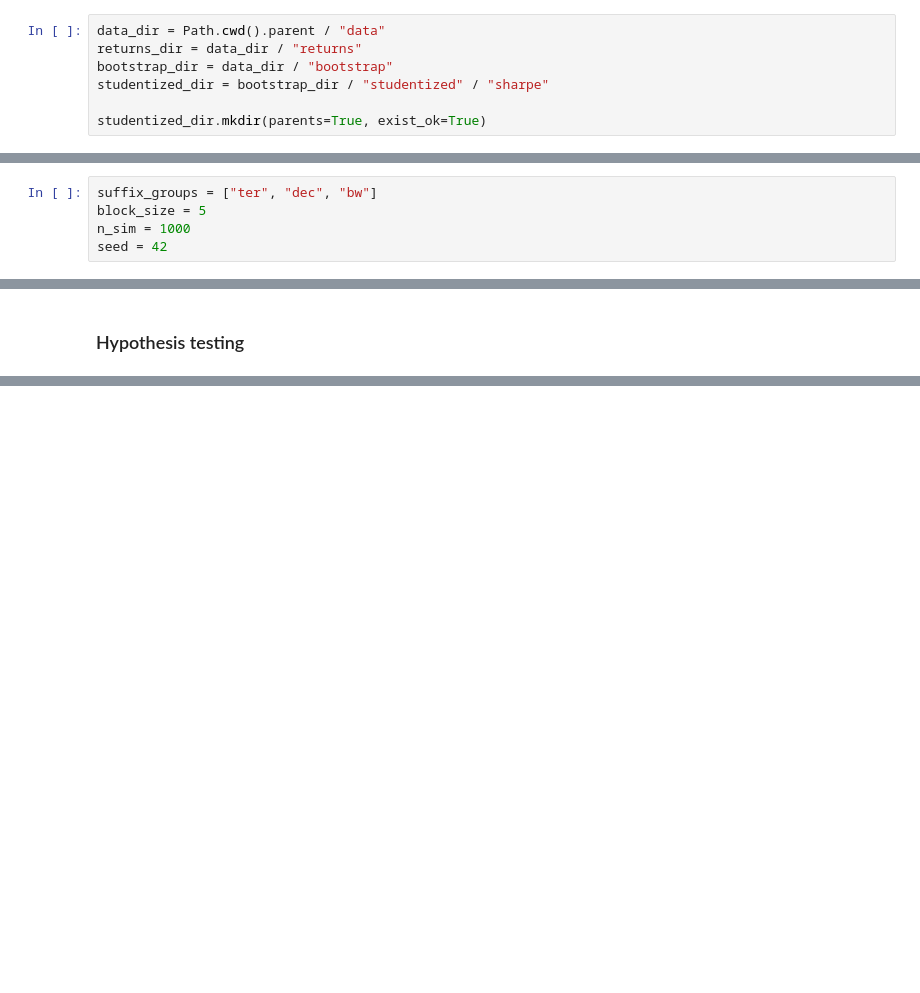
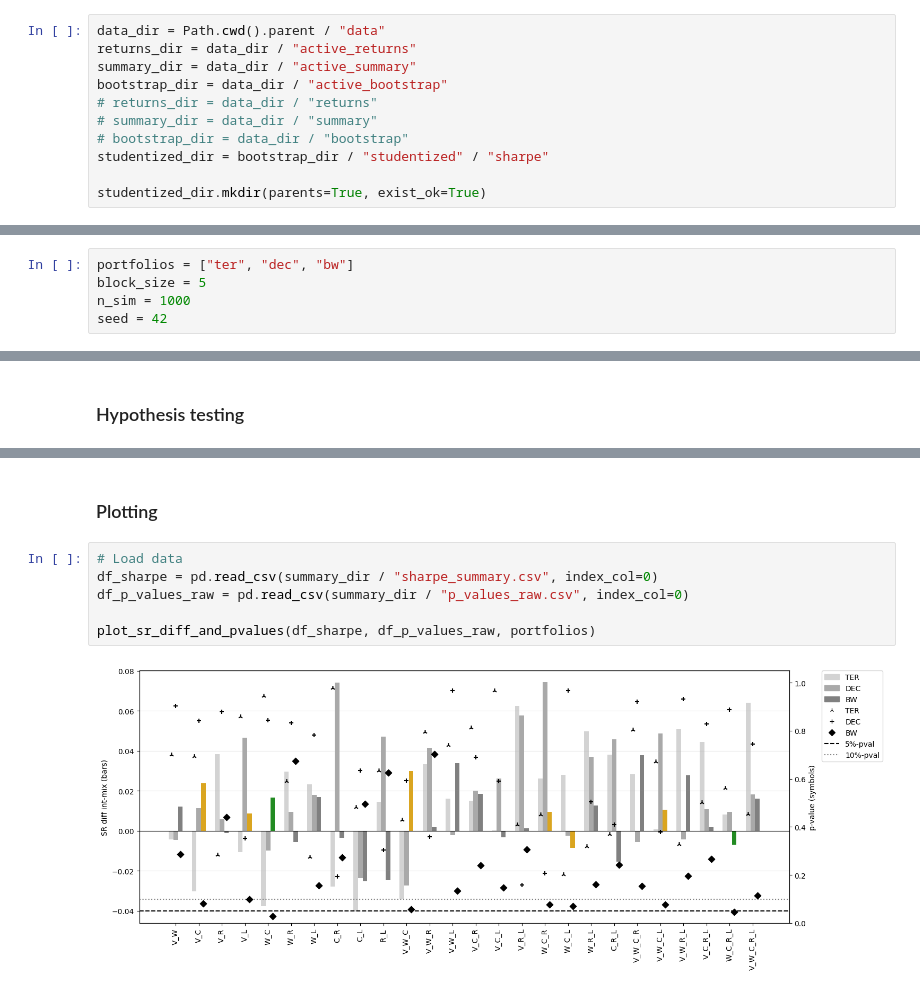
Before and after one commit to christopher-dybdahl/integrated-portfolio-factor-allocation, a Jupyter notebook: notebooks/robust_hypothesis_testing.ipynb, the cells around one changed output, grey strips where cells are left out. Cells and saved outputs as stored; diff of their text form; blank space fills up the shorter version.

Commit message:
implemented multiple hypothesis adjustment and plotting

```diff
--- a/notebooks/robust_hypothesis_testing.ipynb
+++ b/notebooks/robust_hypothesis_testing.ipynb
@@ -8,7 +10,11 @@ from portfolio_factor_allocation.backtesting import bootstrap_studentized_sharpe
 # %%
 data_dir = Path.cwd().parent / "data"
-returns_dir = data_dir / "returns"
-bootstrap_dir = data_dir / "bootstrap"
+returns_dir = data_dir / "active_returns"
+summary_dir = data_dir / "active_summary"
+bootstrap_dir = data_dir / "active_bootstrap"
+# returns_dir = data_dir / "returns"
+# summary_dir = data_dir / "summary"
+# bootstrap_dir = data_dir / "bootstrap"
 studentized_dir = bootstrap_dir / "studentized" / "sharpe"
 
 studentized_dir.mkdir(parents=True, exist_ok=True)
@@ -32,7 +38,7 @@ factor_combs = [
     for c in itertools.combinations(factors, r)
 ]
 # %%
-suffix_groups = ["ter", "dec", "bw"]
+portfolios = ["ter", "dec", "bw"]
 block_size = 5
 n_sim = 1000
 seed = 42
@@ -81,0 +168,10 @@ for factor_comb in factor_combs:
+# %% [markdown]
+### Plotting
+# %%
+# Load data
+df_sharpe = pd.read_csv(summary_dir / "sharpe_summary.csv", index_col=0)
+df_p_values_raw = pd.read_csv(summary_dir / "p_values_raw.csv", index_col=0)
+
+plot_sr_diff_and_pvalues(df_sharpe, df_p_values_raw, portfolios)
+# %% [output]
+[figure, added]
```
Also changed, not shown: parts of 4 cells of this notebook, 9 other files.
